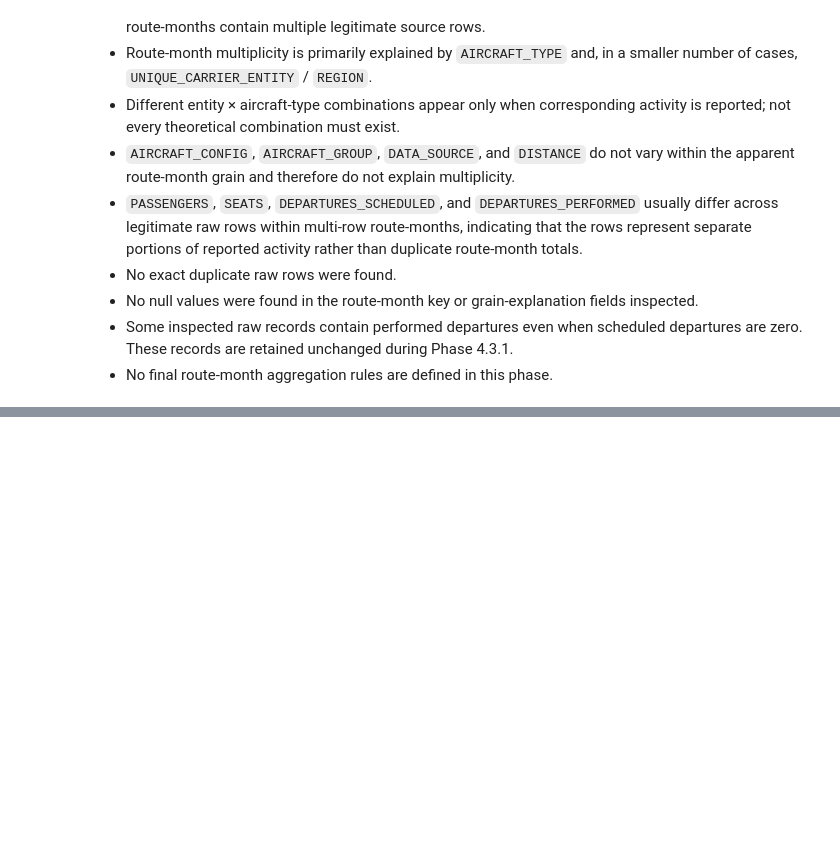
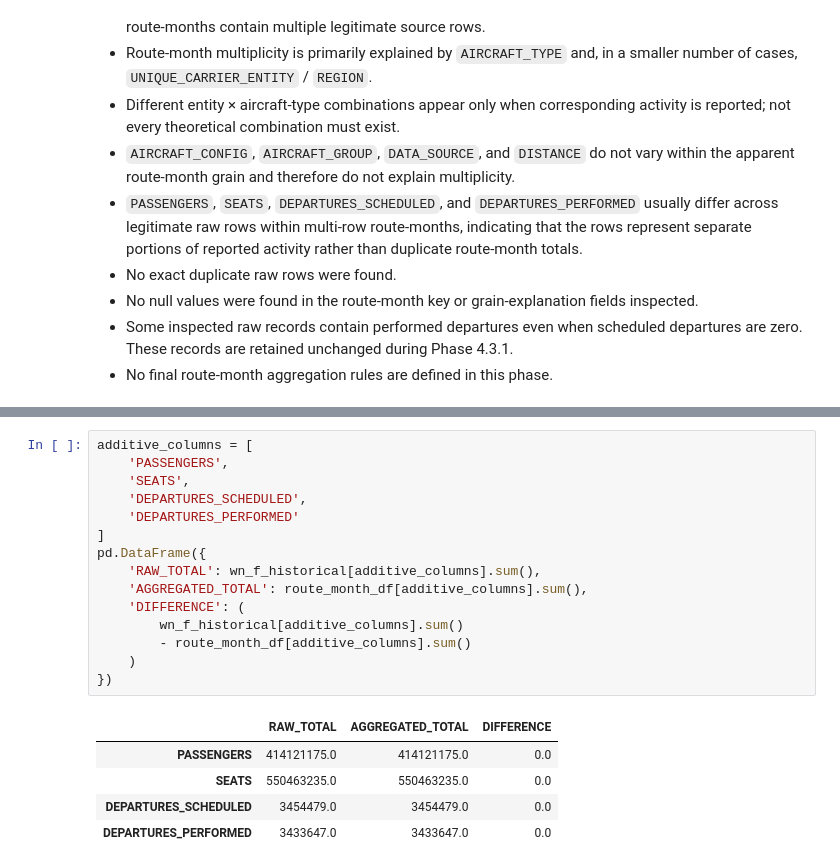
Before and after one commit to ahmadshamali/airline-demand-capacity-planning, a Jupyter notebook: notebooks/03_route_month_foundation.ipynb, the cells around one changed output, grey strips where cells are left out. Saved outputs shown, nothing was run; the diff lists cells and outputs as text; blank space fills up the shorter version.

```diff
--- a/notebooks/03_route_month_foundation.ipynb
+++ b/notebooks/03_route_month_foundation.ipynb
@@ -827,0 +1058,21 @@ dtype: int64
+# %%
+additive_columns = [
+    'PASSENGERS',
+    'SEATS',
+    'DEPARTURES_SCHEDULED',
+    'DEPARTURES_PERFORMED'
+]
+pd.DataFrame({
+    'RAW_TOTAL': wn_f_historical[additive_columns].sum(),
+    'AGGREGATED_TOTAL': route_month_df[additive_columns].sum(),
+    'DIFFERENCE': (
+        wn_f_historical[additive_columns].sum()
+        - route_month_df[additive_columns].sum()
+    )
+})
+# %% [output]
+|  | RAW_TOTAL | AGGREGATED_TOTAL | DIFFERENCE |
+| PASSENGERS | 414121175.0 | 414121175.0 | 0.0 |
+| SEATS | 550463235.0 | 550463235.0 | 0.0 |
+| DEPARTURES_SCHEDULED | 3454479.0 | 3454479.0 | 0.0 |
+| DEPARTURES_PERFORMED | 3433647.0 | 3433647.0 | 0.0 |
```
Also changed, not shown: parts of 16 cells of this notebook.
